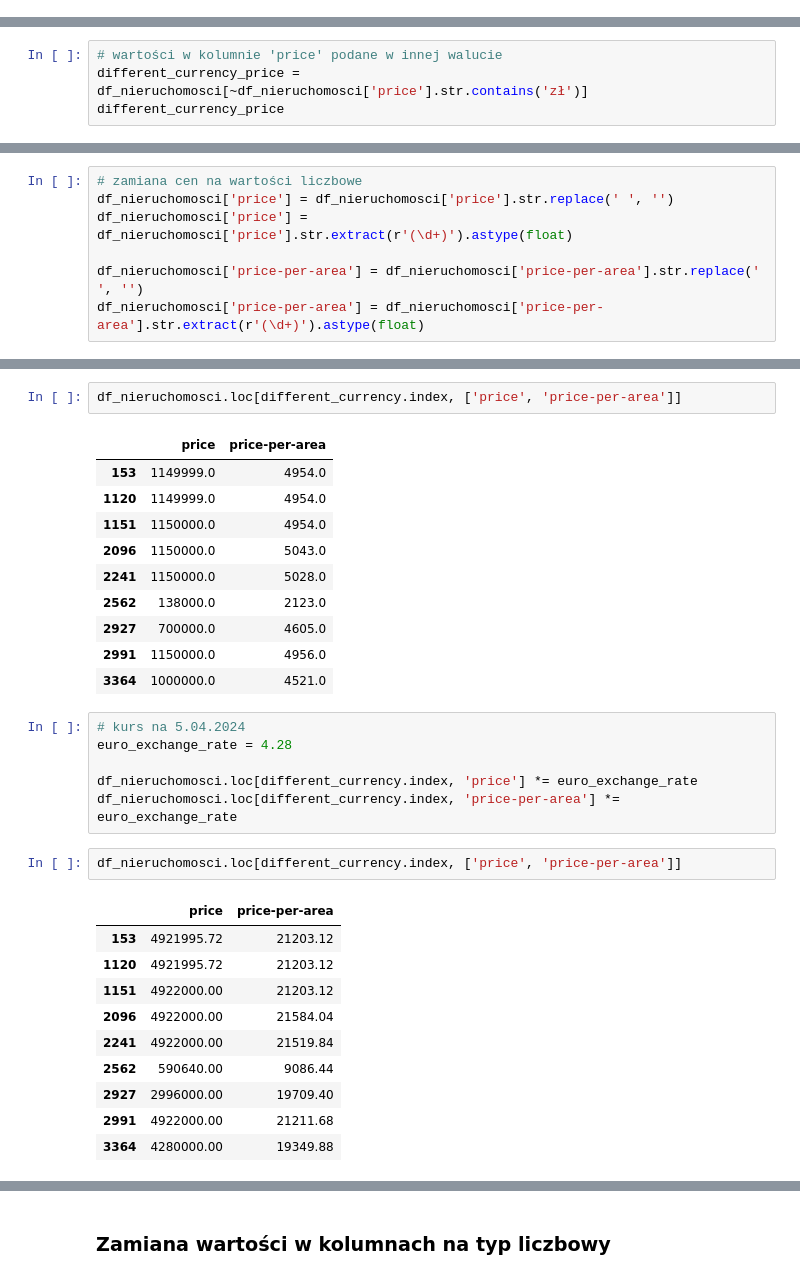
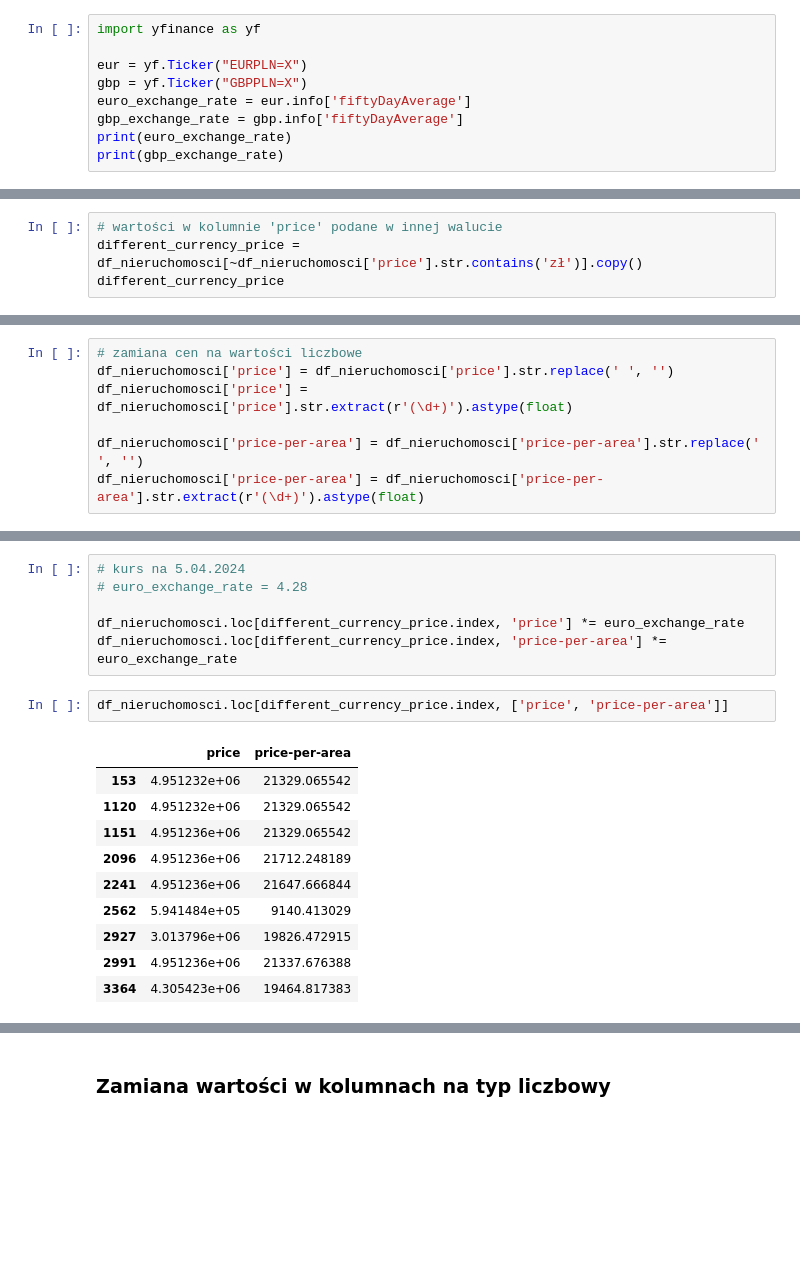
Before and after one commit to ksobczykR2DS/cracow-house-market-analysis, a Jupyter notebook: analysis.ipynb, the cells around one changed output, grey strips where cells are left out. Drawn from its saved outputs; the diff is of its cells as text; blank space fills up the shorter version.

```diff
--- a/analysis.ipynb
+++ b/analysis.ipynb
@@ -320,0 +221,9 @@ df_otodom['store'] = df_otodom['store'].astype(int)
+# %%
+import yfinance as yf
+
+eur = yf.Ticker("EURPLN=X")
+gbp = yf.Ticker("GBPPLN=X")
+euro_exchange_rate = eur.info['fiftyDayAverage']
+gbp_exchange_rate = gbp.info['fiftyDayAverage']
+print(euro_exchange_rate)
+print(gbp_exchange_rate)
@@ -466,7 +818,7 @@ df_nieruchomosci[~df_nieruchomosci['price'].str.contains(r'\d')]
 ### Zamiana cen podanych w innych walutach
 # %%
 # wartości w kolumnie 'price' podane w innej walucie
-different_currency_price = df_nieruchomosci[~df_nieruchomosci['price'].str.contains('zł')]
+different_currency_price = df_nieruchomosci[~df_nieruchomosci['price'].str.contains('zł')].copy()
 different_currency_price
 # %% [output]
 |  | url | name/title | address | price | area | price-per-area | floor/store | no of floors/stores in the building | ... |
@@ -503,33 +868,20 @@ df_nieruchomosci['price-per-area'] = df_nieruchomosci['price-per-area'].str.extr
+# %%
+# kurs na 5.04.2024
+# euro_exchange_rate = 4.28
+
+df_nieruchomosci.loc[different_currency_price.index, 'price'] *= euro_exchange_rate
+df_nieruchomosci.loc[different_currency_price.index, 'price-per-area'] *= euro_exchange_rate
 # %%
-df_nieruchomosci.loc[different_currency.index, ['price', 'price-per-area']]
+df_nieruchomosci.loc[different_currency_price.index, ['price', 'price-per-area']]
 # %% [output]
 |  | price | price-per-area |
-| 153 | 1149999.0 | 4954.0 |
-| 1120 | 1149999.0 | 4954.0 |
-| 1151 | 1150000.0 | 4954.0 |
-| 2096 | 1150000.0 | 5043.0 |
-| 2241 | 1150000.0 | 5028.0 |
-| 2562 | 138000.0 | 2123.0 |
-| 2927 | 700000.0 | 4605.0 |
-| 2991 | 1150000.0 | 4956.0 |
-| 3364 | 1000000.0 | 4521.0 |
+| 153 | 4.951232e+06 | 21329.065542 |
+| 1120 | 4.951232e+06 | 21329.065542 |
+| 1151 | 4.951236e+06 | 21329.065542 |
+| 2096 | 4.951236e+06 | 21712.248189 |
+| 2241 | 4.951236e+06 | 21647.666844 |
+| 2562 | 5.941484e+05 | 9140.413029 |
+| 2927 | 3.013796e+06 | 19826.472915 |
+| 2991 | 4.951236e+06 | 21337.676388 |
+| 3364 | 4.305423e+06 | 19464.817383 |
-# %%
-# kurs na 5.04.2024
-euro_exchange_rate = 4.28
-
-df_nieruchomosci.loc[different_currency.index, 'price'] *= euro_exchange_rate
-df_nieruchomosci.loc[different_currency.index, 'price-per-area'] *= euro_exchange_rate
-# %%
-df_nieruchomosci.loc[different_currency.index, ['price', 'price-per-area']]
-# %% [output]
-|  | price | price-per-area |
-| 153 | 4921995.72 | 21203.12 |
-| 1120 | 4921995.72 | 21203.12 |
-| 1151 | 4922000.00 | 21203.12 |
-| 2096 | 4922000.00 | 21584.04 |
-| 2241 | 4922000.00 | 21519.84 |
-| 2562 | 590640.00 | 9086.44 |
-| 2927 | 2996000.00 | 19709.40 |
-| 2991 | 4922000.00 | 21211.68 |
-| 3364 | 4280000.00 | 19349.88 |
 # %% [markdown]
```
Also changed, not shown: parts of 154 cells of this notebook, 2 other files.
